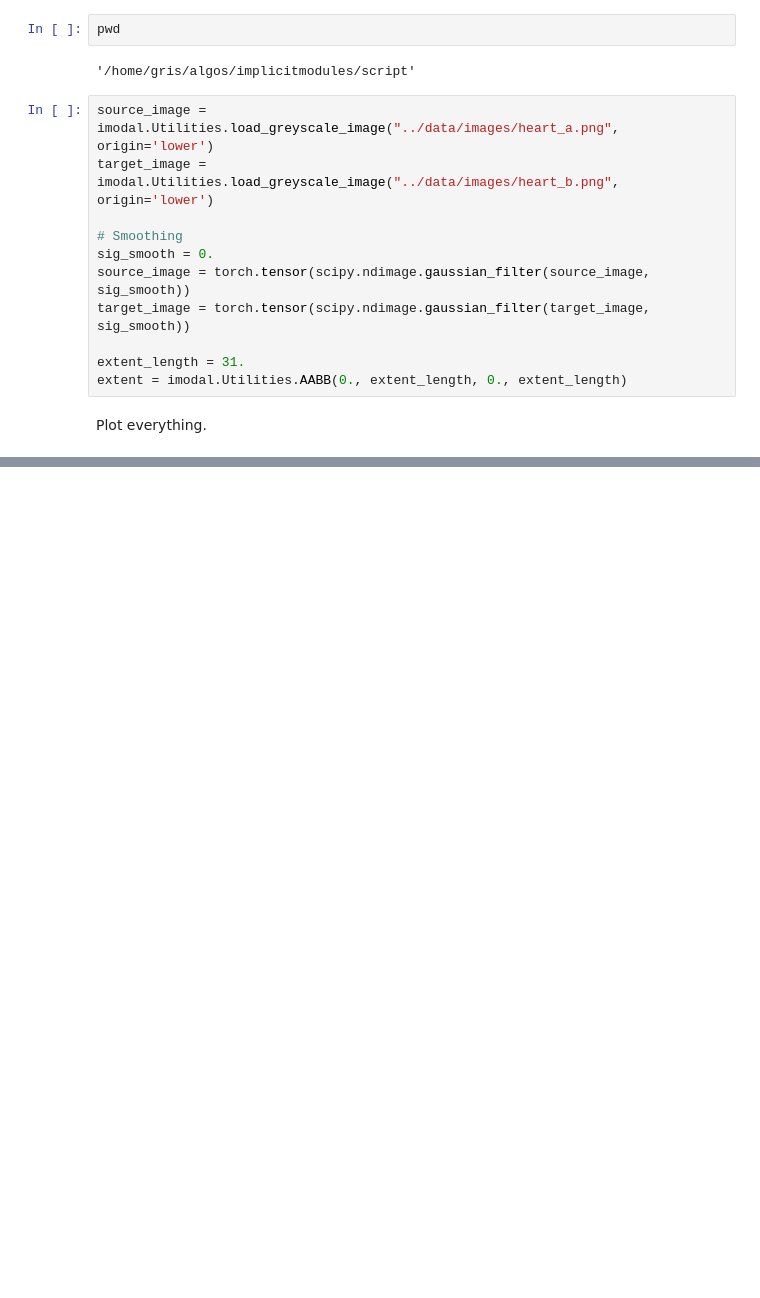
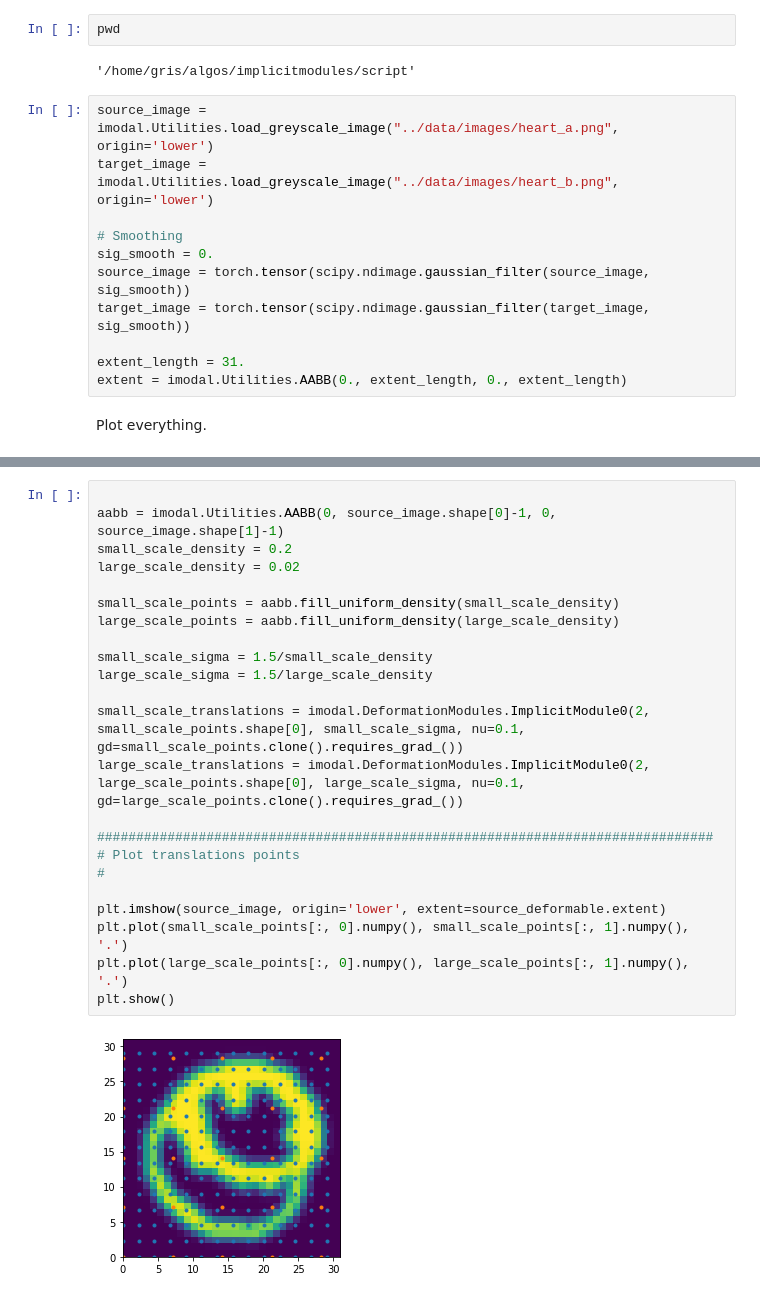
Before and after one commit to bgris/implicitmodules, a Jupyter notebook: script/Unstructured_heart_registration.ipynb, the cells around one changed output, grey strips where cells are left out. Saved outputs shown, nothing was run; the diff lists cells and outputs as text; blank space fills up the shorter version.

```diff
--- a/script/Unstructured_heart_registration.ipynb
+++ b/script/Unstructured_heart_registration.ipynb
@@ -41,0 +46,25 @@ Plot everything.
+# %%
+
+aabb = imodal.Utilities.AABB(0, source_image.shape[0]-1, 0, source_image.shape[1]-1)
+small_scale_density = 0.2
+large_scale_density = 0.02
+
+small_scale_points = aabb.fill_uniform_density(small_scale_density)
+large_scale_points = aabb.fill_uniform_density(large_scale_density)
+
+small_scale_sigma = 1.5/small_scale_density
+large_scale_sigma = 1.5/large_scale_density
+
+small_scale_translations = imodal.DeformationModules.ImplicitModule0(2, small_scale_points.shape[0], small_scale_sigma, nu=0.1, gd=small_scale_points.clone().requires_grad_())
+large_scale_translations = imodal.DeformationModules.ImplicitModule0(2, large_scale_points.shape[0], large_scale_sigma, nu=0.1, gd=large_scale_points.clone().requires_grad_())
+
+###############################################################################
+# Plot translations points
+#
+
+plt.imshow(source_image, origin='lower', extent=source_deformable.extent)
+plt.plot(small_scale_points[:, 0].numpy(), small_scale_points[:, 1].numpy(), '.')
+plt.plot(large_scale_points[:, 0].numpy(), large_scale_points[:, 1].numpy(), '.')
+plt.show()
+# %% [output]
+[figure, added]
```
Also changed, not shown: parts of 17 cells of this notebook.
